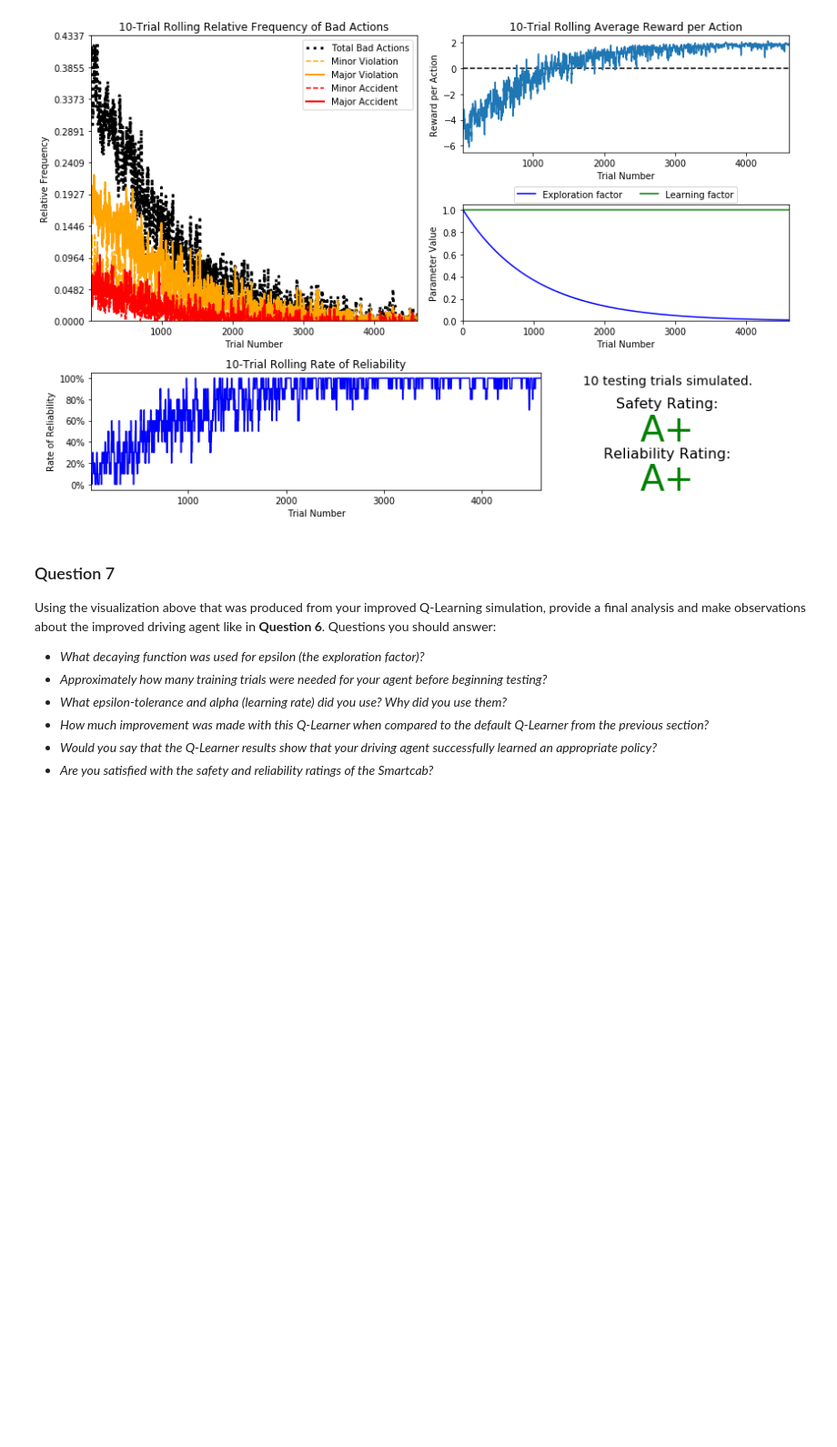
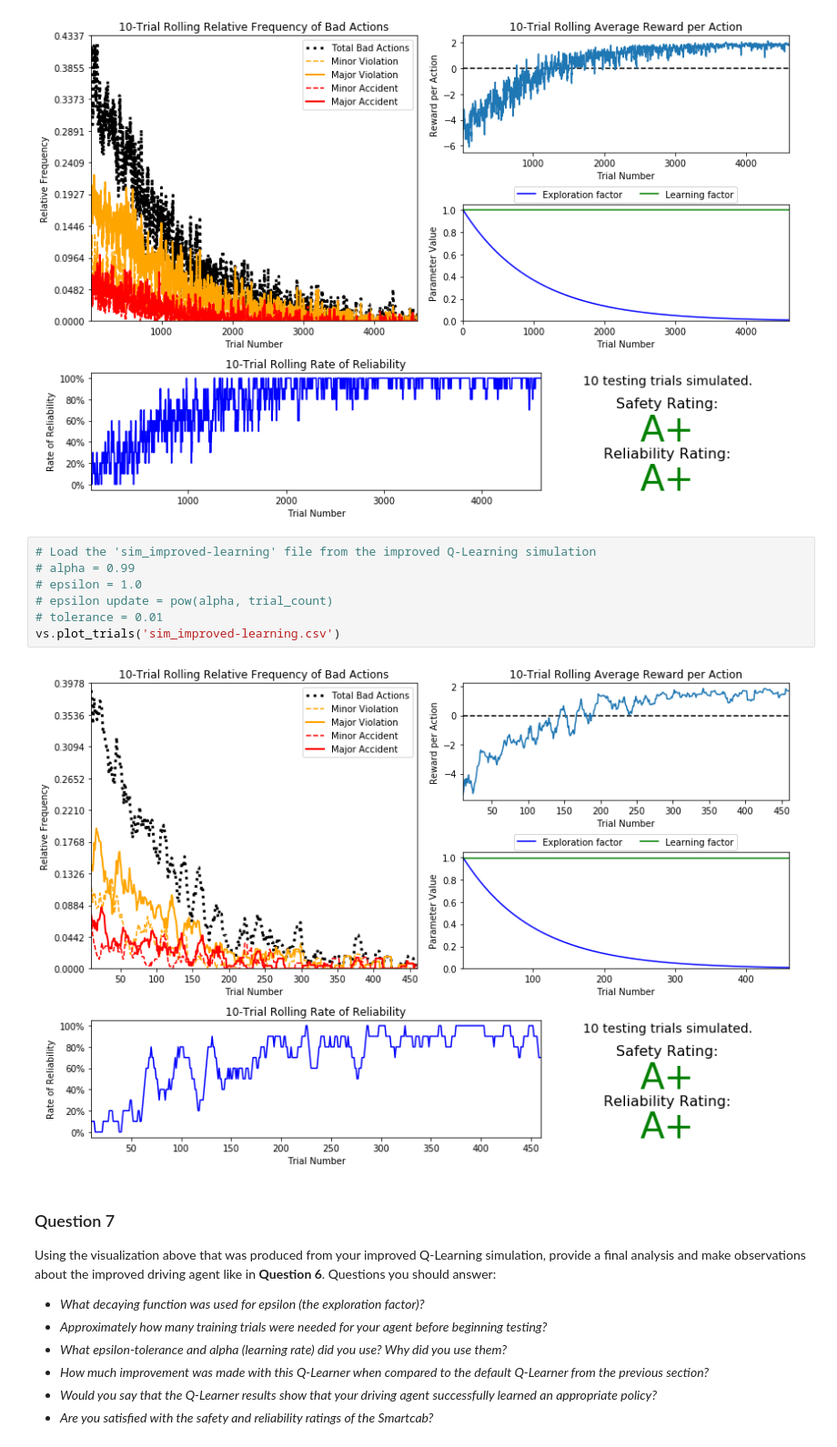
Before and after one commit to anilrajgr/udacity-machine-learning, a Jupyter notebook: projects/smartcab/smartcab.ipynb, the cells around one changed output. Shown at 91% size. Drawn from its saved outputs; the diff is of its cells as text; blank space fills up the shorter version.

```diff
--- a/projects/smartcab/smartcab.ipynb
+++ b/projects/smartcab/smartcab.ipynb
@@ -363,6 +374,15 @@ vs.plot_trials('sim_improved-learning.csv')
 vs.plot_trials('sim_improved-learning.csv')
 # %% [output]
 [figure]
+# %%
+# Load the 'sim_improved-learning' file from the improved Q-Learning simulation
+# alpha = 0.99
+# epsilon = 1.0
+# epsilon update = pow(alpha, trial_count)
+# tolerance = 0.01
+vs.plot_trials('sim_improved-learning.csv')
+# %% [output]
+[figure, added]
 # %% [markdown]
 ### Question 7
 Using the visualization above that was produced from your improved Q-Learning simulation, provide a final analysis and make observations about the improved driving agent like in **Question 6**. Questions you should answer:
```
Also changed, not shown: parts of 9 cells of this notebook, 1 other file.
